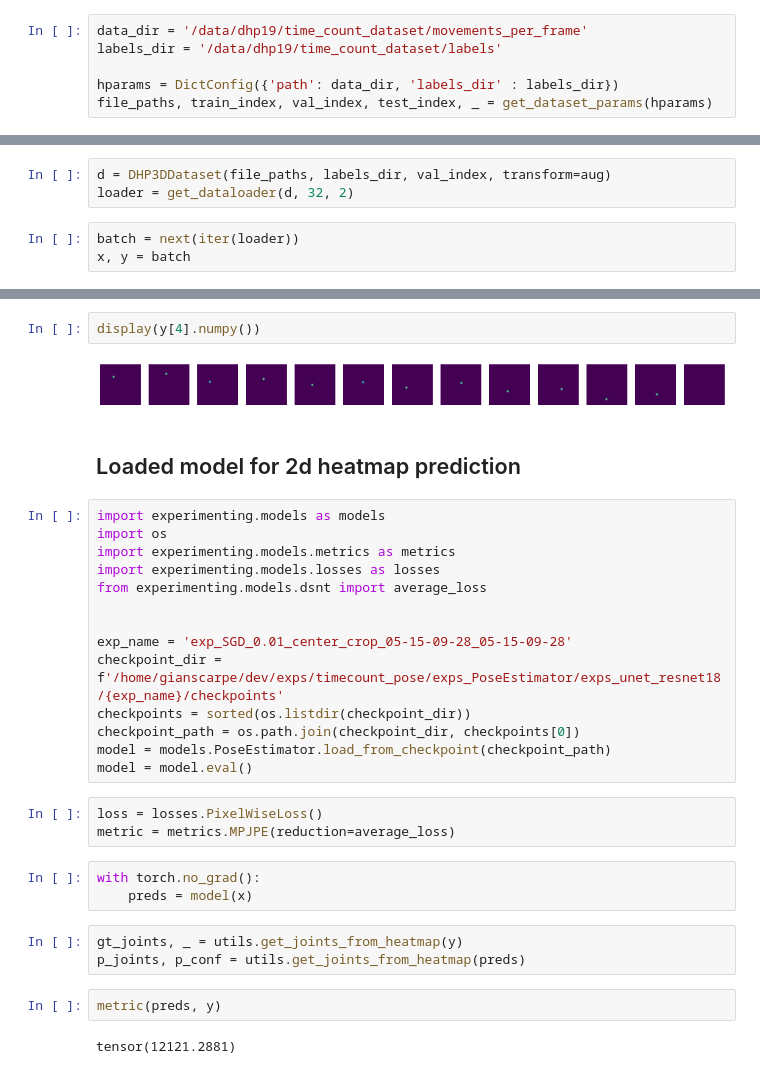
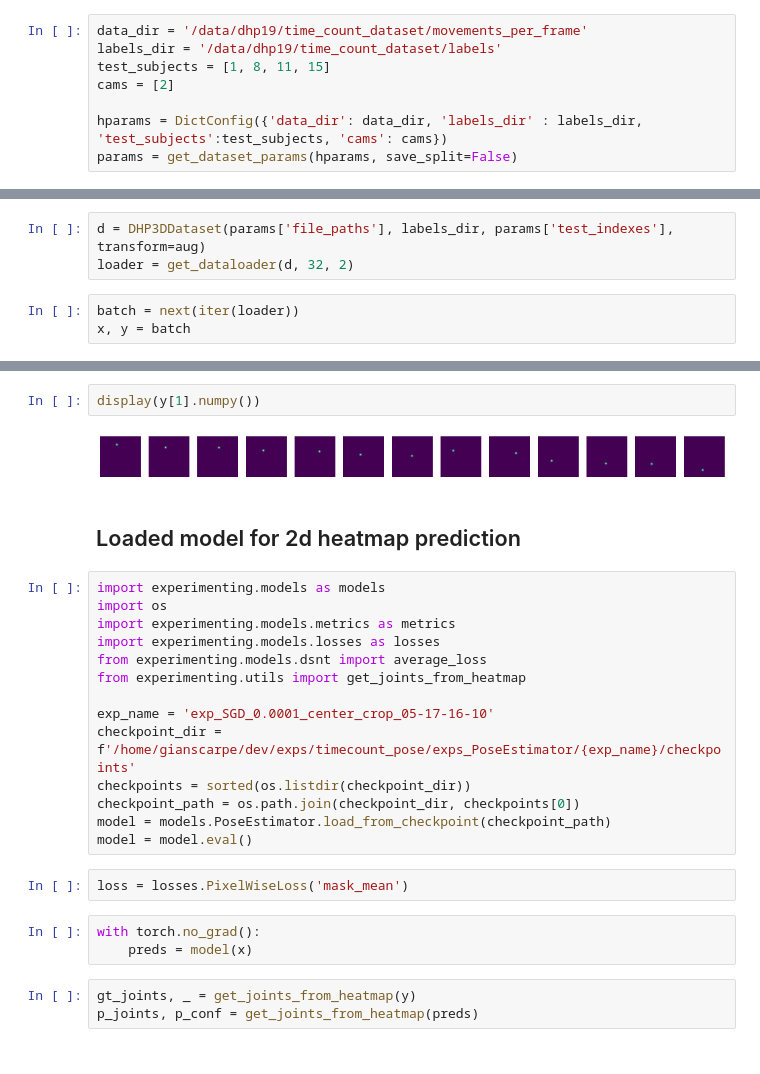
Before and after one commit to gianscarpe/event-based-monocular-hpe, a Jupyter notebook: notebooks/visualize_dhp3ddataset.ipynb, the cells around one changed output, grey strips where cells are left out. Cells and saved outputs as stored; diff of their text form.

Commit message:
train/test per subject; minor refactoring

```diff
--- a/notebooks/visualize_dhp3ddataset.ipynb
+++ b/notebooks/visualize_dhp3ddataset.ipynb
@@ -37,7 +38,9 @@ aug = Compose([CenterCrop(256, 256), ToTensor()])
 # %%
 data_dir = '/data/dhp19/time_count_dataset/movements_per_frame'
 labels_dir = '/data/dhp19/time_count_dataset/labels'
+test_subjects = [1, 8, 11, 15]
+cams = [2]
 
-hparams = DictConfig({'path': data_dir, 'labels_dir' : labels_dir})
-file_paths, train_index, val_index, test_index, _ = get_dataset_params(hparams)
+hparams = DictConfig({'data_dir': data_dir, 'labels_dir' : labels_dir, 'test_subjects':test_subjects, 'cams': cams})
+params = get_dataset_params(hparams, save_split=False)
 # %% [output]
@@ -45,5 +48,5 @@ LOADED INDEXES! train: 56137     val: 14035      test: 17543
 # %%
-d = DHP3DDataset(file_paths, labels_dir, val_index, transform=aug)
+d = DHP3DDataset(params['file_paths'], labels_dir, params['test_indexes'], transform=aug)
 loader = get_dataloader(d, 32, 2)
 # %%
 batch = next(iter(loader))
@@ -51,7 +59,7 @@ x, y = batch
 # %%
-display(y[4].numpy())
+display(y[1].numpy())
 # %% [output]
-[figure, old version]
+[figure, new version]
 # %% [markdown]
 ## Loaded model for 2d heatmap prediction
 # %%
@@ -60,27 +68,22 @@ import os
 import experimenting.models.metrics as metrics
 import experimenting.models.losses as losses
 from experimenting.models.dsnt import average_loss
+from experimenting.utils import get_joints_from_heatmap
 
-
-exp_name = 'exp_SGD_0.01_center_crop_05-15-09-28_05-15-09-28'
-checkpoint_dir = f'/home/gianscarpe/dev/exps/timecount_pose/exps_PoseEstimator/exps_unet_resnet18/{exp_name}/checkpoints'
+exp_name = 'exp_SGD_0.0001_center_crop_05-17-16-10'
+checkpoint_dir = f'/home/gianscarpe/dev/exps/timecount_pose/exps_PoseEstimator/{exp_name}/checkpoints'
 checkpoints = sorted(os.listdir(checkpoint_dir))
 checkpoint_path = os.path.join(checkpoint_dir, checkpoints[0])
 model = models.PoseEstimator.load_from_checkpoint(checkpoint_path)
 model = model.eval()
 # %%
-loss = losses.PixelWiseLoss()
-metric = metrics.MPJPE(reduction=average_loss)
+loss = losses.PixelWiseLoss('mask_mean')
 # %%
 with torch.no_grad():
     preds = model(x)
 # %%
-gt_joints, _ = utils.get_joints_from_heatmap(y)
-p_joints, p_conf = utils.get_joints_from_heatmap(preds)
+gt_joints, _ = get_joints_from_heatmap(y)
+p_joints, p_conf = get_joints_from_heatmap(preds)
-# %%
-metric(preds, y)
-# %% [output]
-tensor(12121.2881)
 # %%
 display(preds[2].numpy())
 display(y[2].numpy())
```
Also changed, not shown: parts of 5 cells of this notebook, 10 other files.
